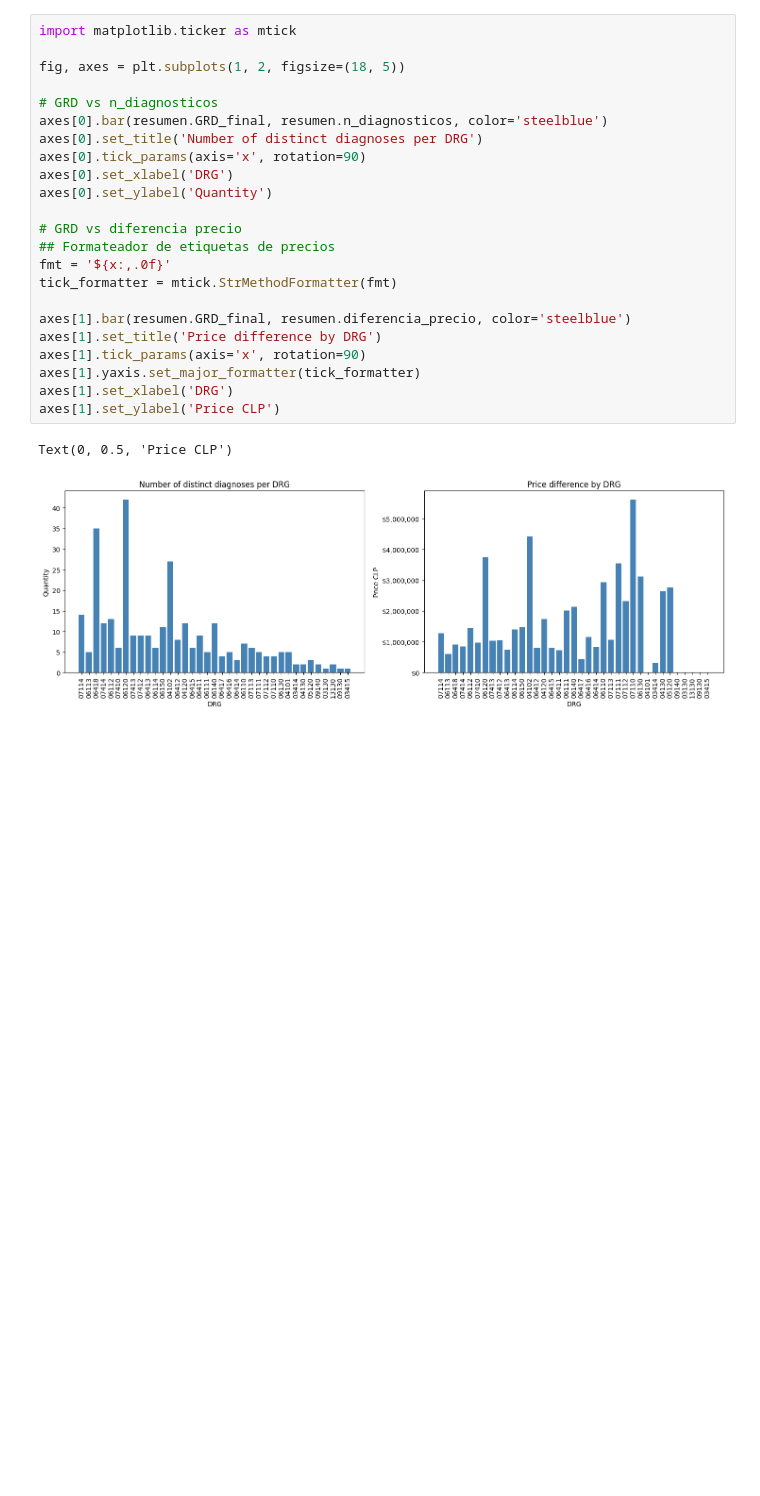
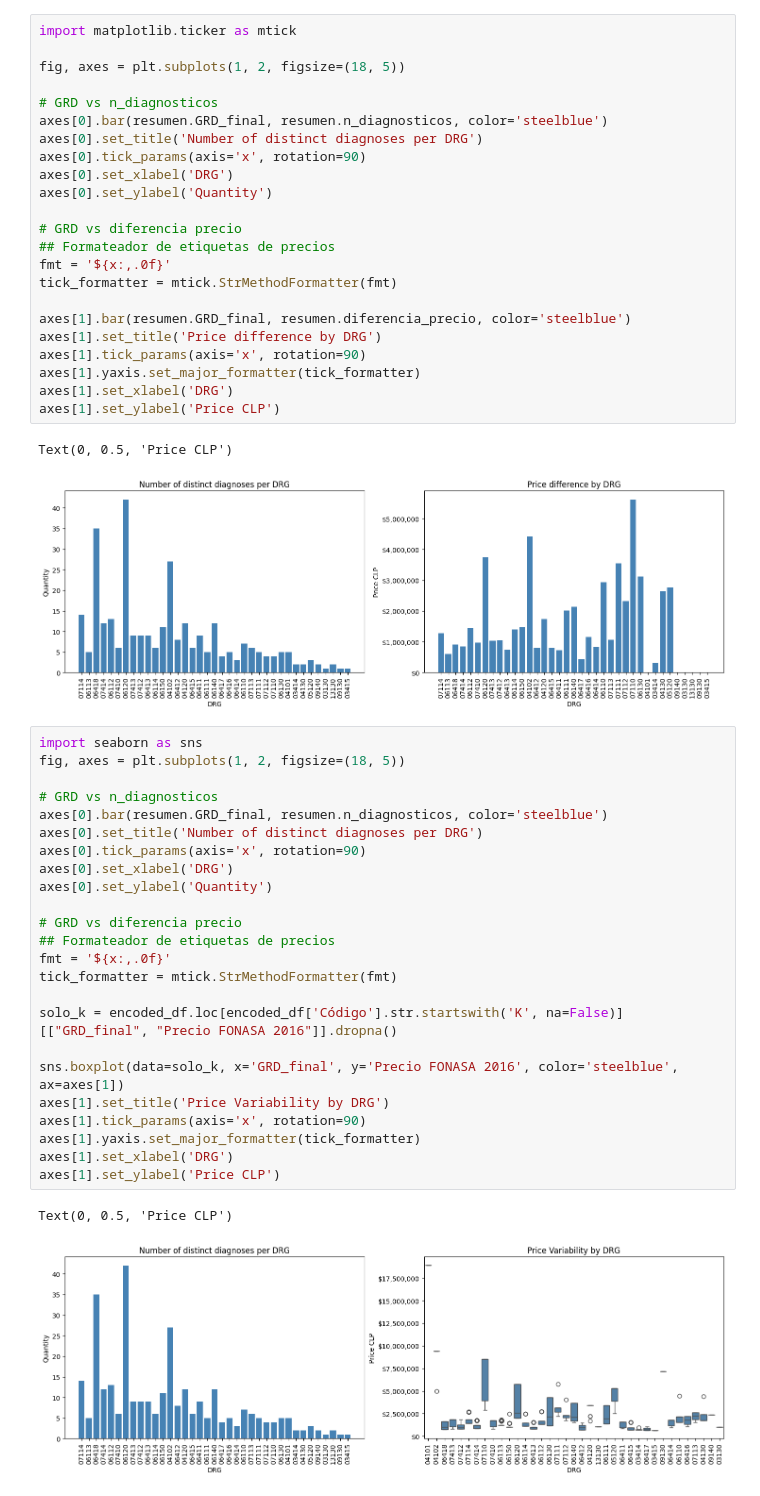
Before and after one commit to sporella/topicos_ds_p1, a Jupyter notebook: preprocesamiento.ipynb, the cells around one changed output. Cells and saved outputs as stored; diff of their text form; blank space fills up the shorter version.

Commit message:
versiones finales

```diff
--- a/preprocesamiento.ipynb
+++ b/preprocesamiento.ipynb
@@ -199,3 +199,30 @@ axes[1].set_ylabel('Price CLP')
 # %% [output]
 Text(0, 0.5, 'Price CLP')
 [figure]
+# %%
+import seaborn as sns
+fig, axes = plt.subplots(1, 2, figsize=(18, 5))
+
+# GRD vs n_diagnosticos
+axes[0].bar(resumen.GRD_final, resumen.n_diagnosticos, color='steelblue')
+axes[0].set_title('Number of distinct diagnoses per DRG')
+axes[0].tick_params(axis='x', rotation=90)
+axes[0].set_xlabel('DRG')
+axes[0].set_ylabel('Quantity')
+
+# GRD vs diferencia precio
+## Formateador de etiquetas de precios
+fmt = '${x:,.0f}'
+tick_formatter = mtick.StrMethodFormatter(fmt)
+
+solo_k = encoded_df.loc[encoded_df['Código'].str.startswith('K', na=False)][["GRD_final", "Precio FONASA 2016"]].dropna()
+
+sns.boxplot(data=solo_k, x='GRD_final', y='Precio FONASA 2016', color='steelblue', ax=axes[1])
+axes[1].set_title('Price Variability by DRG')
+axes[1].tick_params(axis='x', rotation=90)
+axes[1].yaxis.set_major_formatter(tick_formatter)
+axes[1].set_xlabel('DRG')
+axes[1].set_ylabel('Price CLP')
+# %% [output]
+Text(0, 0.5, 'Price CLP')
+[figure, added]
```
Also changed, not shown: 6 other files.
